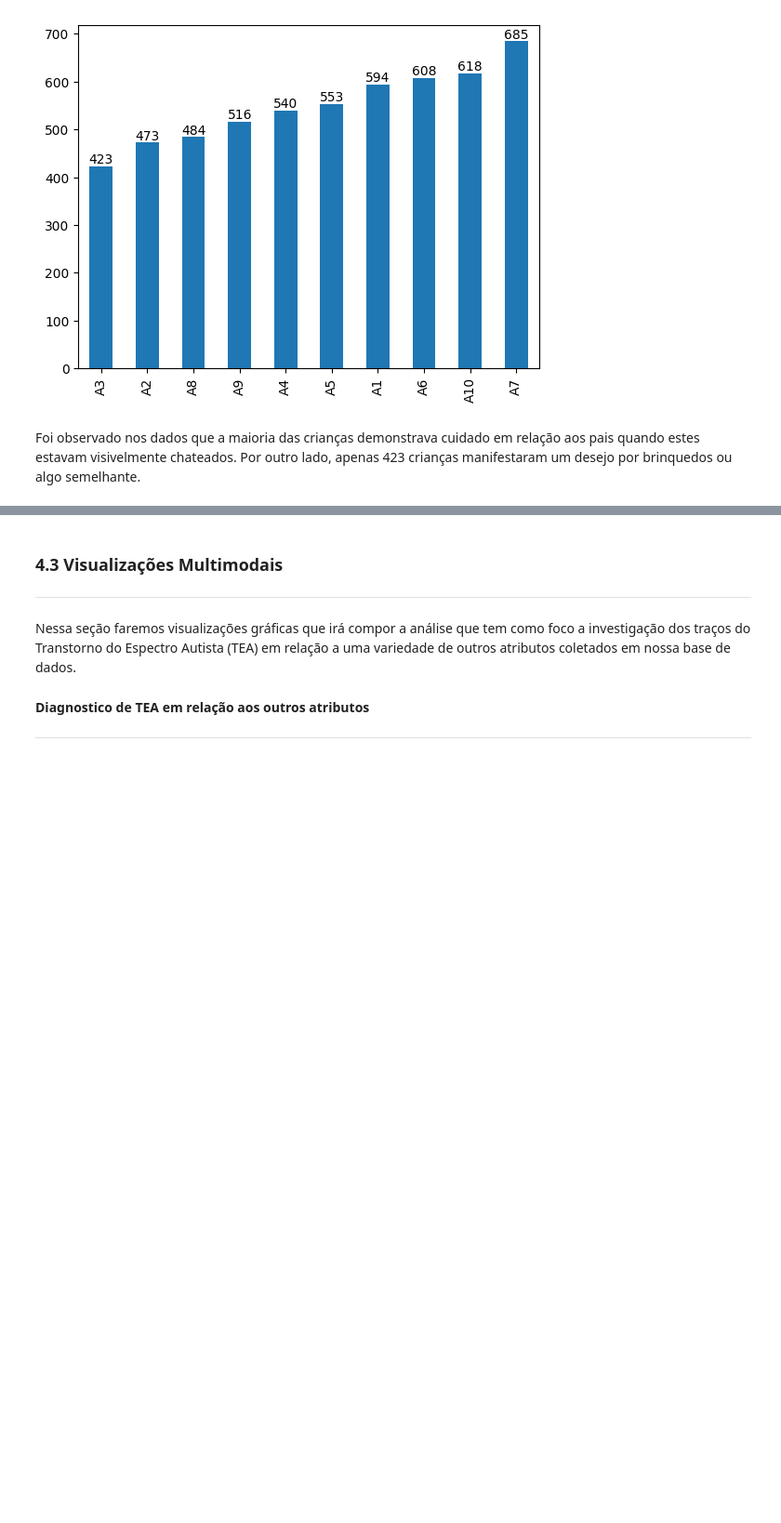
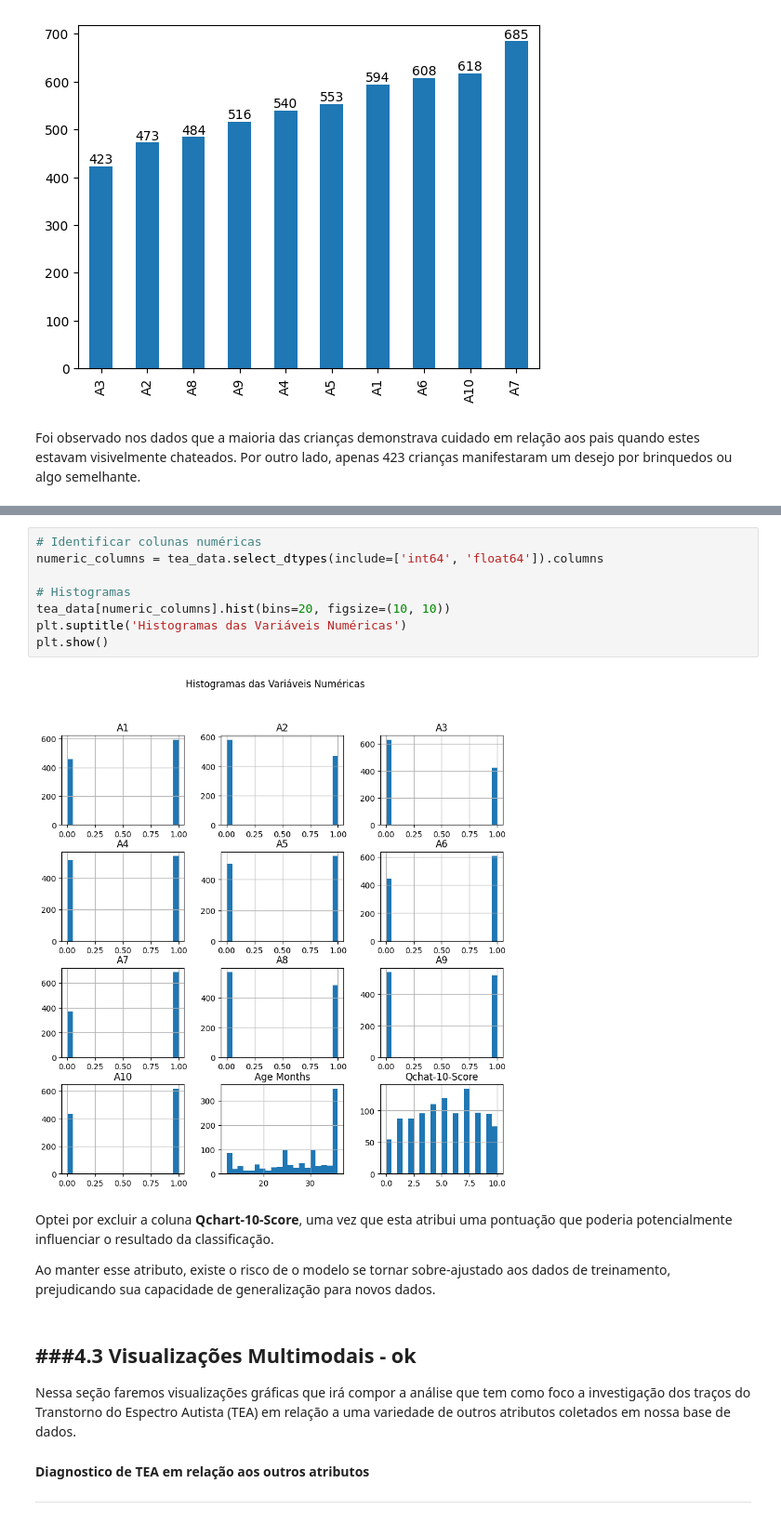
Before and after one commit to Clarana12/puc-ciencia-de-dados-e-analytics-mvp-sprint2, a Jupyter notebook: MVP_AnaClaraRodrigues.ipynb, the cells around one changed output, grey strips where cells are left out. Shown at 93% size. Cells and saved outputs as stored; diff of their text form; blank space fills up the shorter version.

```diff
--- a/MVP_AnaClaraRodrigues.ipynb
+++ b/MVP_AnaClaraRodrigues.ipynb
@@ -287,6 +331,19 @@ plt.show()
+# %%
+# Identificar colunas numéricas
+numeric_columns = tea_data.select_dtypes(include=['int64', 'float64']).columns
+
+# Histogramas
+tea_data[numeric_columns].hist(bins=20, figsize=(10, 10))
+plt.suptitle('Histogramas das Variáveis Numéricas')
+plt.show()
+# %% [output]
+[figure, added]
+# %% [markdown]
+Optei por excluir a coluna **Qchart-10-Score**, uma vez que esta atribui uma pontuação que poderia potencialmente influenciar o resultado da classificação.
+
+Ao manter esse atributo, existe o risco de o modelo se tornar sobre-ajustado aos dados de treinamento, prejudicando sua capacidade de generalização para novos dados.
 # %% [markdown]
-### 4.3 Visualizações Multimodais
-
+###4.3 Visualizações Multimodais - ok
 ---
 Nessa seção faremos visualizações gráficas que irá compor a análise que tem como foco a investigação dos traços do Transtorno do Espectro Autista (TEA) em relação a uma variedade de outros atributos coletados em nossa base de dados.
 # %% [markdown]
```
Also changed, not shown: parts of 62 cells of this notebook.
